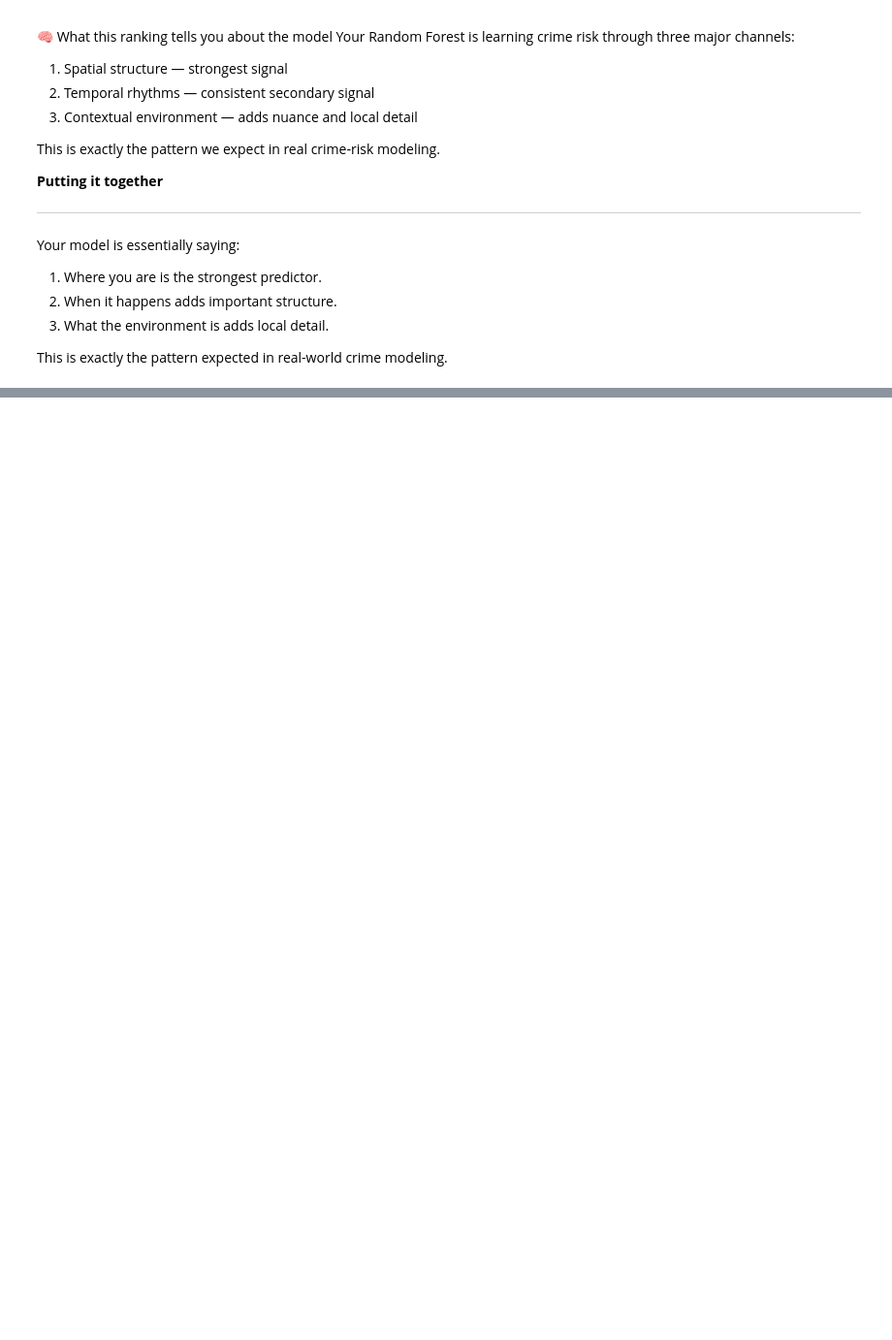
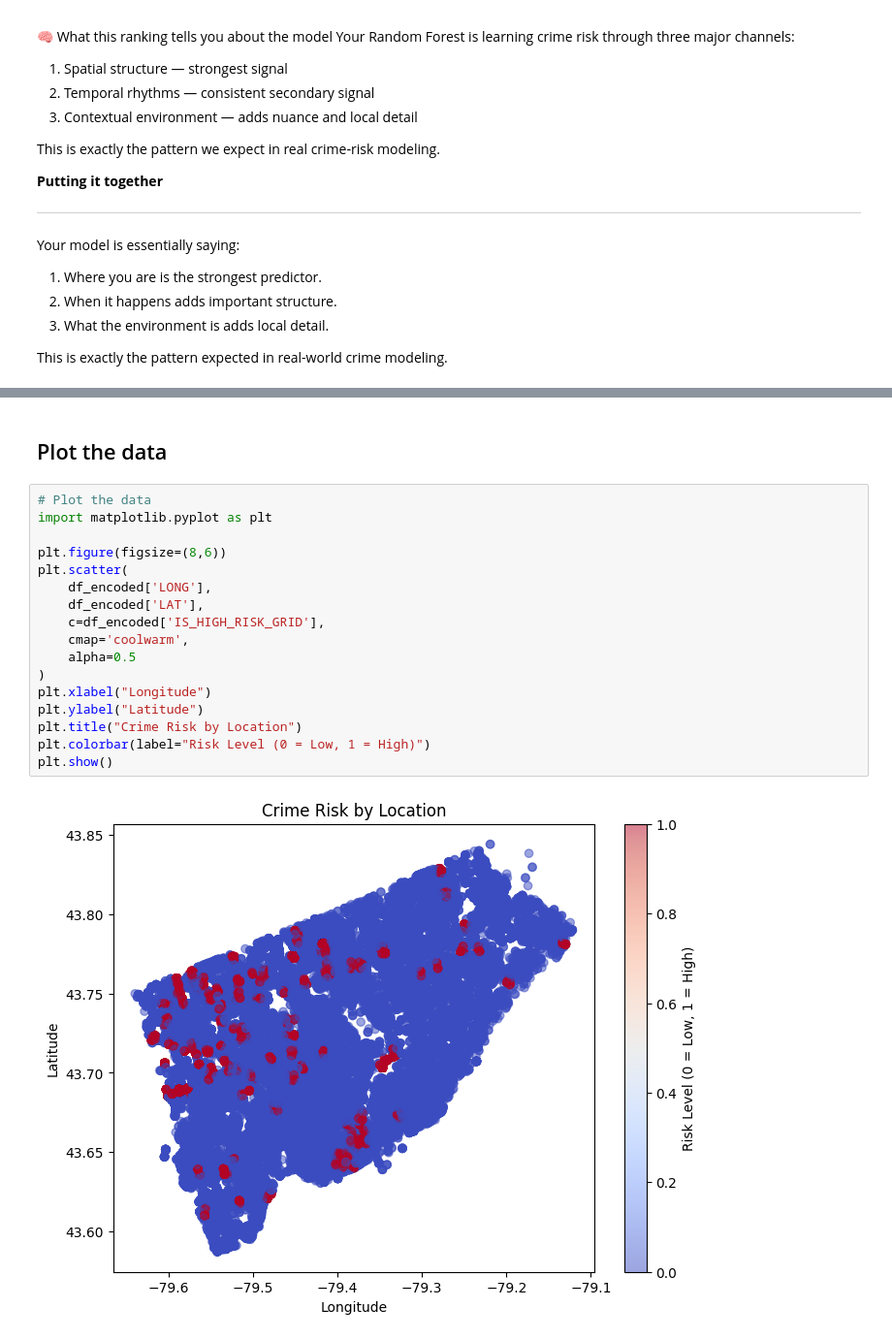
Before and after one commit to Kshitij8097/UofT_Machine_Learning_3253, a Jupyter notebook: Auto_theft_(Supervised_with_label)_Kshitij_copy.ipynb, the cells around one changed output, grey strips where cells are left out. Shown at 97% size. Cells and saved outputs as stored; diff of their text form; blank space fills up the shorter version.

```diff
--- a/Auto_theft_(Supervised_with_label)_Kshitij_copy.ipynb
+++ b/Auto_theft_(Supervised_with_label)_Kshitij_copy.ipynb
@@ -1774,0 +1911,21 @@ This is exactly the pattern expected in real-world crime modeling.
+# %% [markdown]
+## Plot the data
+# %%
+# Plot the data
+import matplotlib.pyplot as plt
+
+plt.figure(figsize=(8,6))
+plt.scatter(
+    df_encoded['LONG'],
+    df_encoded['LAT'],
+    c=df_encoded['IS_HIGH_RISK_GRID'],
+    cmap='coolwarm',
+    alpha=0.5
+)
+plt.xlabel("Longitude")
+plt.ylabel("Latitude")
+plt.title("Crime Risk by Location")
+plt.colorbar(label="Risk Level (0 = Low, 1 = High)")
+plt.show()
+# %% [output]
+[figure, added]
```
Also changed, not shown: parts of 25 cells of this notebook.
